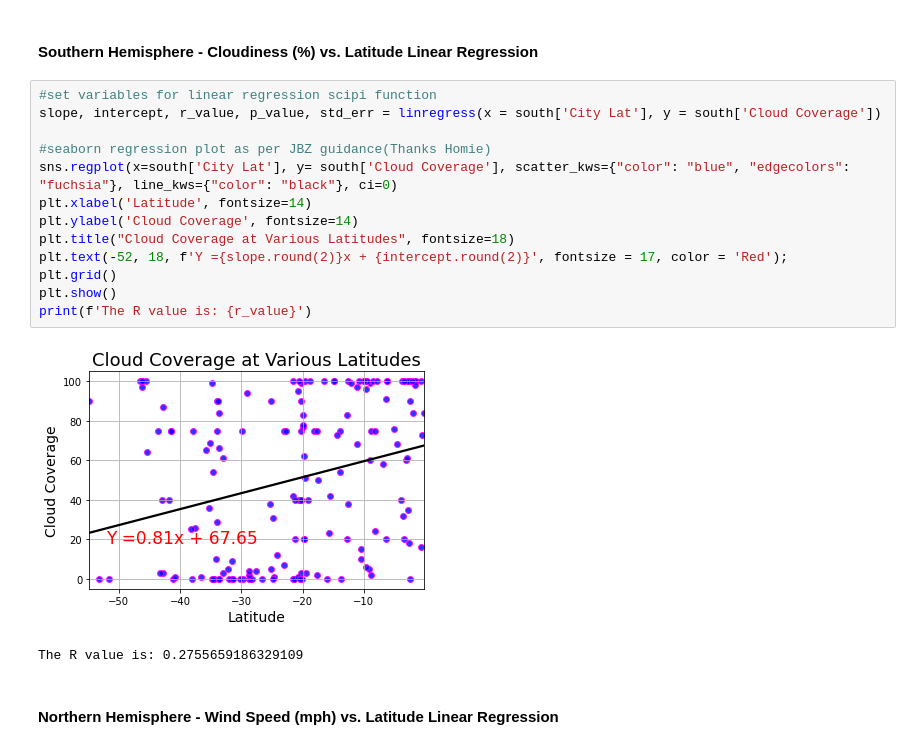
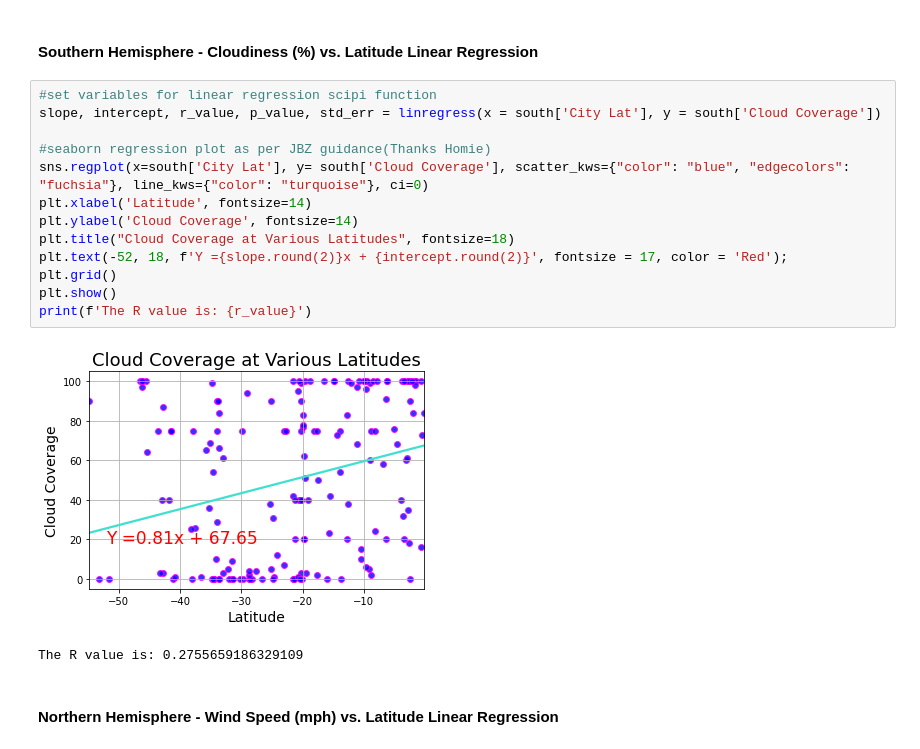
Before and after one commit to Travbz/python-api-challenge, a Jupyter notebook: WeatherPy.ipynb, the cells around one changed output. Drawn from its saved outputs; the diff is of its cells as text.

```diff
--- a/WeatherPy.ipynb
+++ b/WeatherPy.ipynb
@@ -347,18 +347,18 @@ The R value is: 0.14463506190739153
 # %%
 #set variables for linear regression scipi function
 slope, intercept, r_value, p_value, std_err = linregress(x = south['City Lat'], y = south['Cloud Coverage'])
 
 #seaborn regression plot as per JBZ guidance(Thanks Homie)
-sns.regplot(x=south['City Lat'], y= south['Cloud Coverage'], scatter_kws={"color": "blue", "edgecolors": "fuchsia"}, line_kws={"color": "black"}, ci=0)
+sns.regplot(x=south['City Lat'], y= south['Cloud Coverage'], scatter_kws={"color": "blue", "edgecolors": "fuchsia"}, line_kws={"color": "turquoise"}, ci=0)
 plt.xlabel('Latitude', fontsize=14)
 plt.ylabel('Cloud Coverage', fontsize=14)
 plt.title("Cloud Coverage at Various Latitudes", fontsize=18)
 plt.text(-52, 18, f'Y ={slope.round(2)}x + {intercept.round(2)}', fontsize = 17, color = 'Red');
 plt.grid()
 plt.show()
 print(f'The R value is: {r_value}')
 # %% [output]
-[figure, old version]
+[figure, new version]
 The R value is: 0.2755659186329109
 # %% [markdown]
 ####  Northern Hemisphere - Wind Speed (mph) vs. Latitude Linear Regression
```
Also changed, not shown: parts of 7 cells of this notebook.
